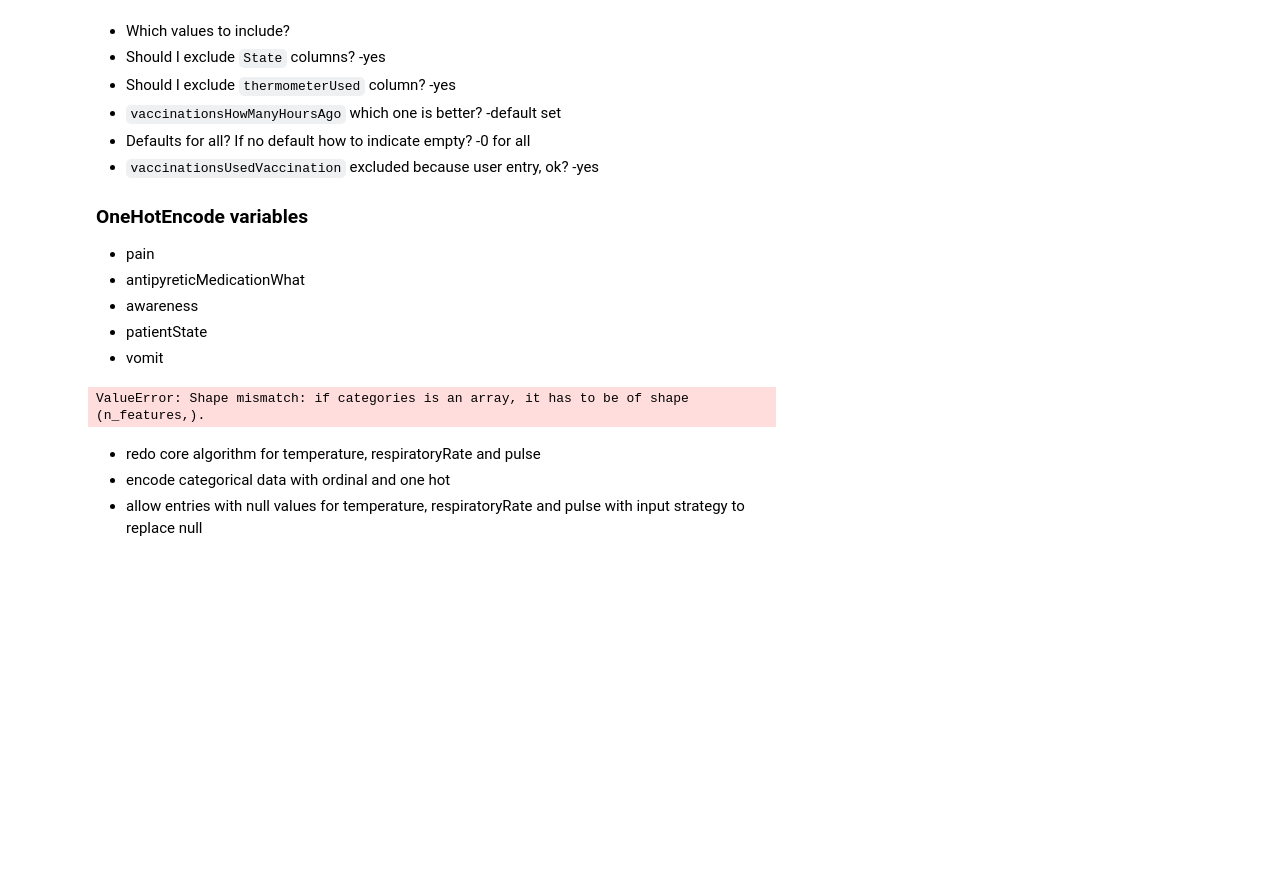
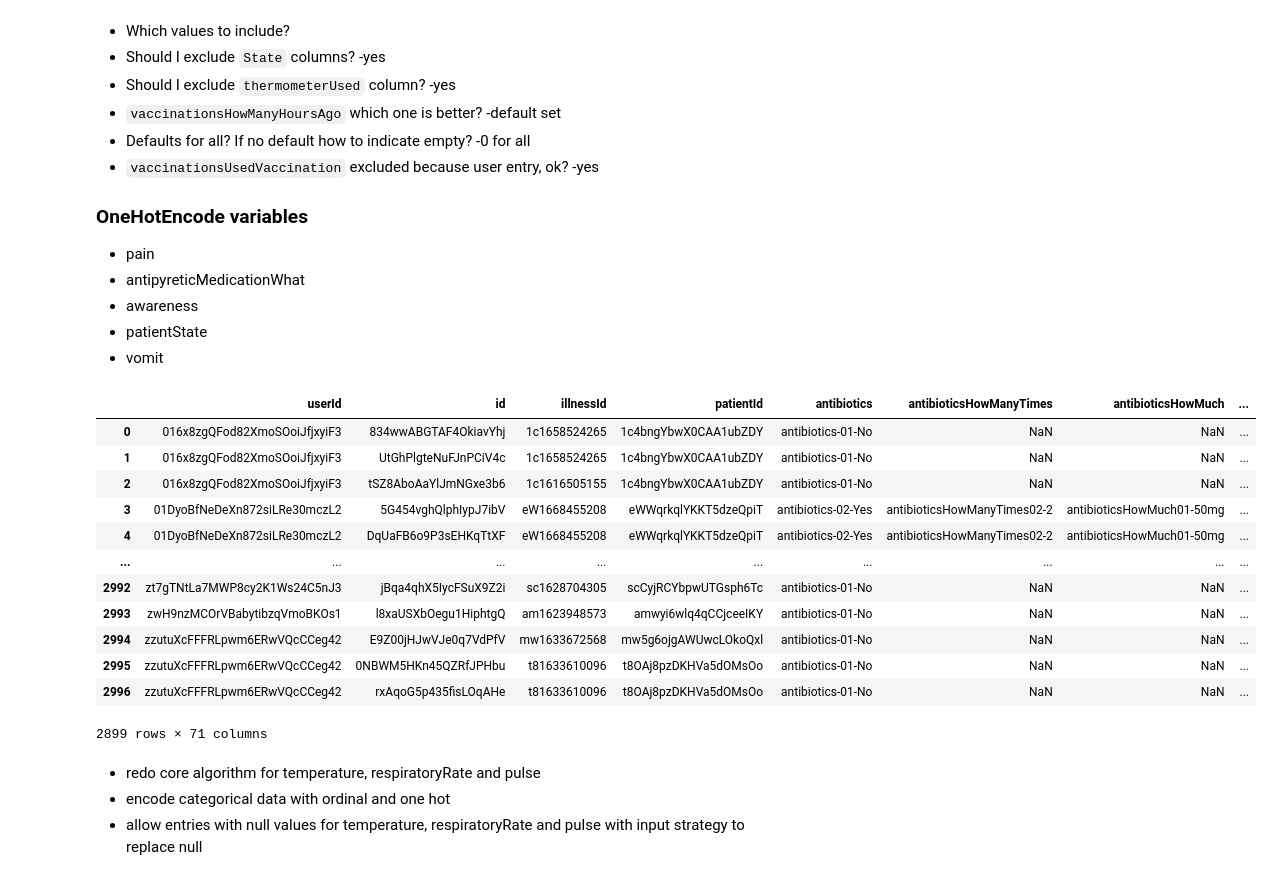
Before and after one commit to janoshr/ffa-model, a Jupyter notebook: preprocess.ipynb, the cells around one changed output. Cells and saved outputs as stored; diff of their text form; code cells hidden in the pictures; blank space fills up the shorter version.

Commit message:
feat(preprocessing): manual one hot encoding functions added

```diff
--- a/preprocess.ipynb
+++ b/preprocess.ipynb
@@ -70,12 +70,3 @@ Variables to exlude??
 # enc = pre.OrdinalEncoder()
 # df2[['a','ax','am']] = enc.fit_transform(df2[['antibiotics','antibioticsHowManyTimes', 'antibioticsHowMuch']])
 # df2[['am', 'antibioticsHowMuch']].value_counts().sort_index()
-# %%
-# Getting array values
-key = 'antipyreticMedicationWhat'
-key2=key+ '_arr'
-st = set()
-df2[key2] = df2[key].apply(lambda s: s.split(',') if type(s) == str else [])
-for entry in df2[key2]:
-    [st.add(v) for v in entry]
-st
@@ -409,21 +393,60 @@ one_hot_encoding = {
 }
+# %%
+def one_hot_array_encoder(dataset, categories, column, default, use_column_name = False):
+    # Getting array values
+    ds = dataset.copy()
+    ds_col = ds[column].apply(lambda s: s.split(',') if type(s) == str else [])
+    for cat in categories:
+        if use_column_name:
+            cat = column+ '_' + cat
+        ds[cat] = [1 if cat in arr or (len(arr) == 0 and cat == default) else 0 for arr in ds_col]
+    return ds
+
+def one_hot_encoder(dataset, categories, column, default, use_column_name = False):
+    ds = dataset.copy()
+    for cat in categories:
+        if use_column_name:
+            cat = column+ '_' + cat
+        ds[cat] = [1 if cat == val or (val == np.nan and cat == default) else 0 for val in ds[column]]
+    return ds
 # %%
 from sklearn.compose import ColumnTransformer
 from sklearn.preprocessing import OneHotEncoder, OrdinalEncoder
 
-transformers = [(key, OrdinalEncoder(categories=list(ordinal_encoder[key].keys())), [key]) for key in ordinal_encoder.keys()]
+transformers = []
+# transformers = [(key, OrdinalEncoder(categories=list(ordinal_encoder[key].keys())), [key]) for key in ordinal_encoder.keys()]
 
-transformers.extend([(key, OneHotEncoder(categories=list(one_hot_encoding[key])), [key]) for key in one_hot_encoding.keys()])
+transformers.extend([(key, OneHotEncoder(categories='auto'), [key]) for key in one_hot_categories.keys()])
 
 ct = ColumnTransformer(
     transformers=transformers,
     remainder='passthrough'
 )
 
-df_prep = pd.DataFrame(ct.fit_transform(df3))
-df_prep
+df_enc = one_hot_array_encoder(df3, one_hot_categories['pain'], 'pain', one_hot_categories['pain'][0])
+df_enc = one_hot_array_encoder(df_enc, one_hot_categories['antipyreticMedicationWhat'], 'antipyreticMedicationWhat', None)
+df_enc = one_hot_encoder(df_enc, one_hot_categories['awareness'], 'awareness', one_hot_categories['awareness'][0])
+df_enc = one_hot_encoder(df_enc, one_hot_categories['vomit'], 'vomit', one_hot_categories['vomit'][0])
+df_enc = one_hot_encoder(df_enc, one_hot_categories['patientState'], 'patientState', None, True)
+
+# df_prep = pd.DataFrame(ct.fit_transform(df_enc), columns=ct.get_feature_names_out())
+# df_prep
+
+df_enc
 # %% [output]
+|  | userId | id | illnessId | patientId | antibiotics | antibioticsHowManyTimes | antibioticsHowMuch | ... |
+| 0 | 016x8zgQFod82XmoSOoiJfjxyiF3 | 834wwABGTAF4OkiavYhj | 1c1658524265 | 1c4bngYbwX0CAA1ubZDY | antibiotics-01-No | NaN | NaN | ... |
+| 1 | 016x8zgQFod82XmoSOoiJfjxyiF3 | UtGhPlgteNuFJnPCiV4c | 1c1658524265 | 1c4bngYbwX0CAA1ubZDY | antibiotics-01-No | NaN | NaN | ... |
+| 2 | 016x8zgQFod82XmoSOoiJfjxyiF3 | tSZ8AboAaYlJmNGxe3b6 | 1c1616505155 | 1c4bngYbwX0CAA1ubZDY | antibiotics-01-No | NaN | NaN | ... |
+| 3 | 01DyoBfNeDeXn872siLRe30mczL2 | 5G454vghQlphIypJ7ibV | eW1668455208 | eWWqrkqlYKKT5dzeQpiT | antibiotics-02-Yes | antibioticsHowManyTimes02-2 | antibioticsHowMuch01-50mg | ... |
+| 4 | 01DyoBfNeDeXn872siLRe30mczL2 | DqUaFB6o9P3sEHKqTtXF | eW1668455208 | eWWqrkqlYKKT5dzeQpiT | antibiotics-02-Yes | antibioticsHowManyTimes02-2 | antibioticsHowMuch01-50mg | ... |
+| ... | ... | ... | ... | ... | ... | ... | ... | ... |
+| 2992 | zt7gTNtLa7MWP8cy2K1Ws24C5nJ3 | jBqa4qhX5IycFSuX9Z2i | sc1628704305 | scCyjRCYbpwUTGsph6Tc | antibiotics-01-No | NaN | NaN | ... |
+| 2993 | zwH9nzMCOrVBabytibzqVmoBKOs1 | l8xaUSXbOegu1HiphtgQ | am1623948573 | amwyi6wlq4qCCjceeIKY | antibiotics-01-No | NaN | NaN | ... |
+| 2994 | zzutuXcFFFRLpwm6ERwVQcCCeg42 | E9Z00jHJwVJe0q7VdPfV | mw1633672568 | mw5g6ojgAWUwcLOkoQxl | antibiotics-01-No | NaN | NaN | ... |
+| 2995 | zzutuXcFFFRLpwm6ERwVQcCCeg42 | 0NBWM5HKn45QZRfJPHbu | t81633610096 | t8OAj8pzDKHVa5dOMsOo | antibiotics-01-No | NaN | NaN | ... |
+| 2996 | zzutuXcFFFRLpwm6ERwVQcCCeg42 | rxAqoG5p435fisLOqAHe | t81633610096 | t8OAj8pzDKHVa5dOMsOo | antibiotics-01-No | NaN | NaN | ... |
-ValueError: Shape mismatch: if categories is an array, it has to be of shape (n_features,).
+2899 rows × 71 columns
 # %% [markdown]
 - redo core algorithm for temperature, respiratoryRate and pulse
 - encode categorical data with ordinal and one hot
```
Also changed, not shown: parts of 2 cells of this notebook, 1 other file.
